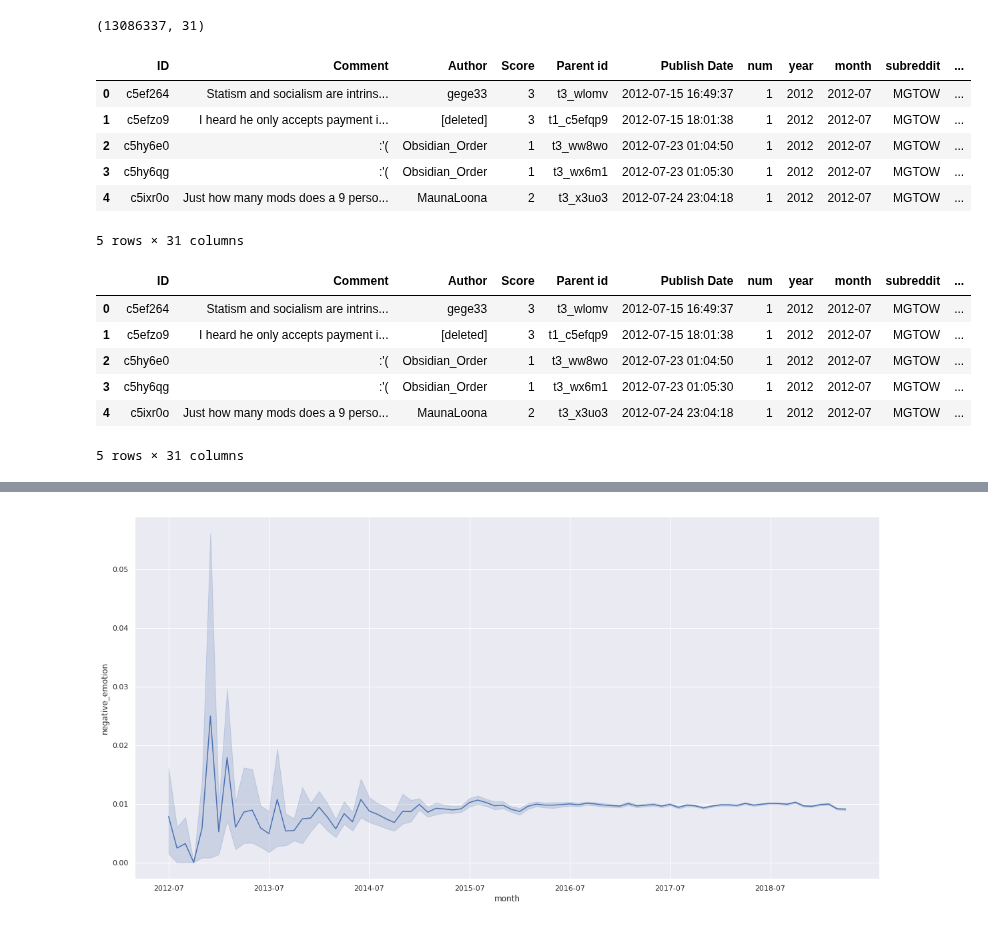
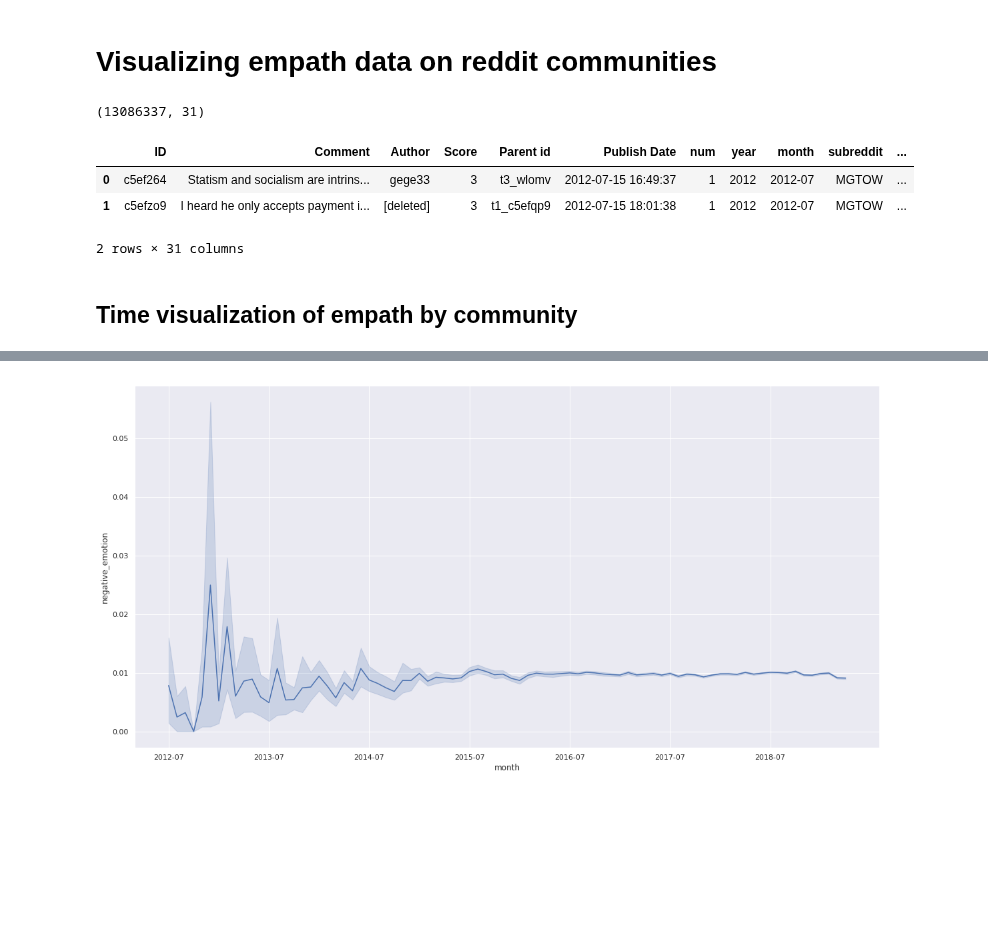
Before and after one commit to EmanuelHappy/Data-Science, a Jupyter notebook: _PushshiftReddit/empath/empath normalized + bootstrap.ipynb, the cells around one changed output, grey strips where cells are left out. Drawn from its saved outputs; the diff is of its cells as text; code cells hidden in the pictures; blank space fills up the shorter version.

```diff
--- a/_PushshiftReddit/empath/empath normalized + bootstrap.ipynb
+++ b/_PushshiftReddit/empath/empath normalized + bootstrap.ipynb
@@ -1,3 +1,5 @@
+# %% [markdown]
+# Visualizing empath data on reddit communities
 # %%
 import seaborn as sns; sns.set()
 import matplotlib.pyplot as plt
@@ -19,22 +19,11 @@ negative = np.array(df["negative_emotion"])
 # %%
-df.head()
+df.head(2)
 # %% [output]
 |  | ID | Comment | Author | Score | Parent id | Publish Date | num | year | month | subreddit | ... |
 | 0 | c5ef264 | Statism and socialism are intrins... | gege33 | 3 | t3_wlomv | 2012-07-15 16:49:37 | 1 | 2012 | 2012-07 | MGTOW | ... |
 | 1 | c5efzo9 | I heard he only accepts payment i... | [deleted] | 3 | t1_c5efqp9 | 2012-07-15 18:01:38 | 1 | 2012 | 2012-07 | MGTOW | ... |
-| 2 | c5hy6e0 | :'( | Obsidian_Order | 1 | t3_ww8wo | 2012-07-23 01:04:50 | 1 | 2012 | 2012-07 | MGTOW | ... |
-| 3 | c5hy6qg | :'( | Obsidian_Order | 1 | t3_wx6m1 | 2012-07-23 01:05:30 | 1 | 2012 | 2012-07 | MGTOW | ... |
-| 4 | c5ixr0o | Just how many mods does a 9 perso... | MaunaLoona | 2 | t3_x3uo3 | 2012-07-24 23:04:18 | 1 | 2012 | 2012-07 | MGTOW | ... |
-5 rows × 31 columns
+2 rows × 31 columns
+# %% [markdown]
+## Time visualization of empath by community
 # %%
 MGTOW_df = df[df.subreddit == 'MGTOW']
-# %%
-MGTOW_df.head()
-# %% [output]
-|  | ID | Comment | Author | Score | Parent id | Publish Date | num | year | month | subreddit | ... |
-| 0 | c5ef264 | Statism and socialism are intrins... | gege33 | 3 | t3_wlomv | 2012-07-15 16:49:37 | 1 | 2012 | 2012-07 | MGTOW | ... |
-| 1 | c5efzo9 | I heard he only accepts payment i... | [deleted] | 3 | t1_c5efqp9 | 2012-07-15 18:01:38 | 1 | 2012 | 2012-07 | MGTOW | ... |
-| 2 | c5hy6e0 | :'( | Obsidian_Order | 1 | t3_ww8wo | 2012-07-23 01:04:50 | 1 | 2012 | 2012-07 | MGTOW | ... |
-| 3 | c5hy6qg | :'( | Obsidian_Order | 1 | t3_wx6m1 | 2012-07-23 01:05:30 | 1 | 2012 | 2012-07 | MGTOW | ... |
-| 4 | c5ixr0o | Just how many mods does a 9 perso... | MaunaLoona | 2 | t3_x3uo3 | 2012-07-24 23:04:18 | 1 | 2012 | 2012-07 | MGTOW | ... |
-5 rows × 31 columns
```
Also changed, not shown: parts of 18 cells of this notebook, 6 other files.
